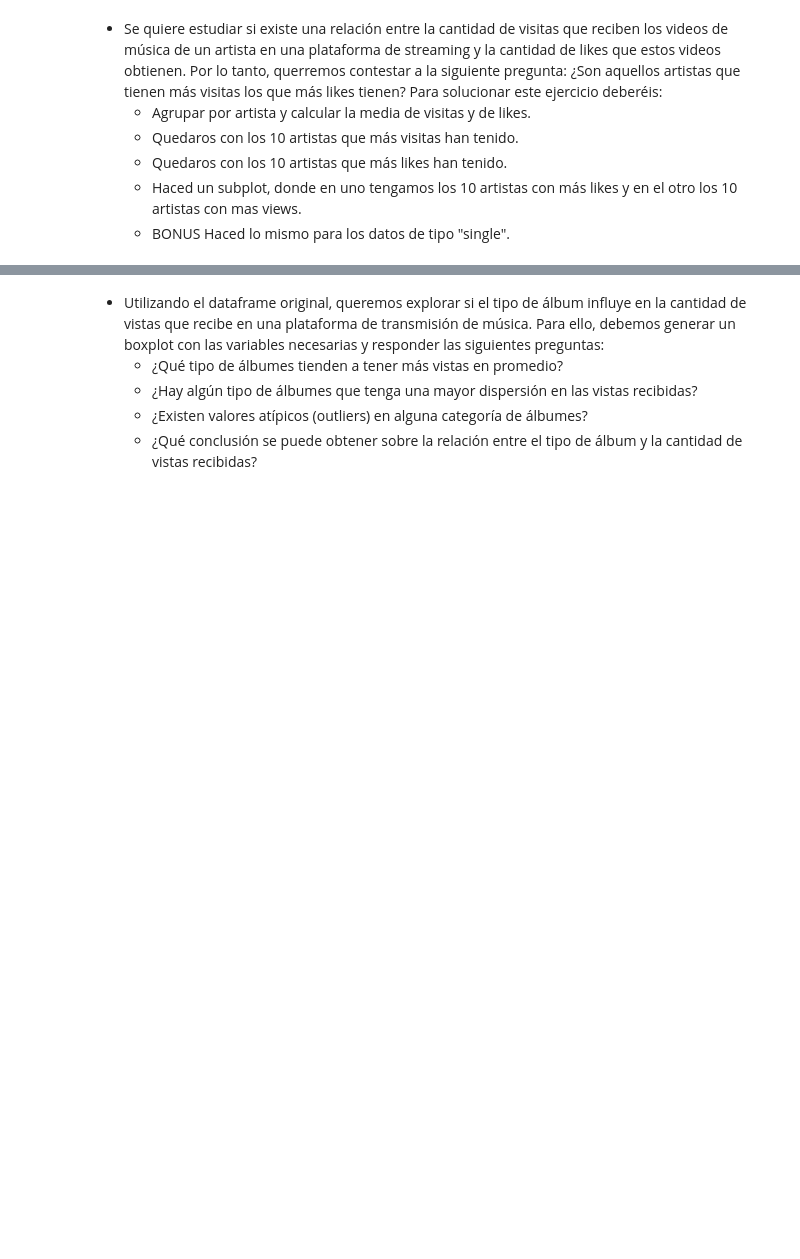
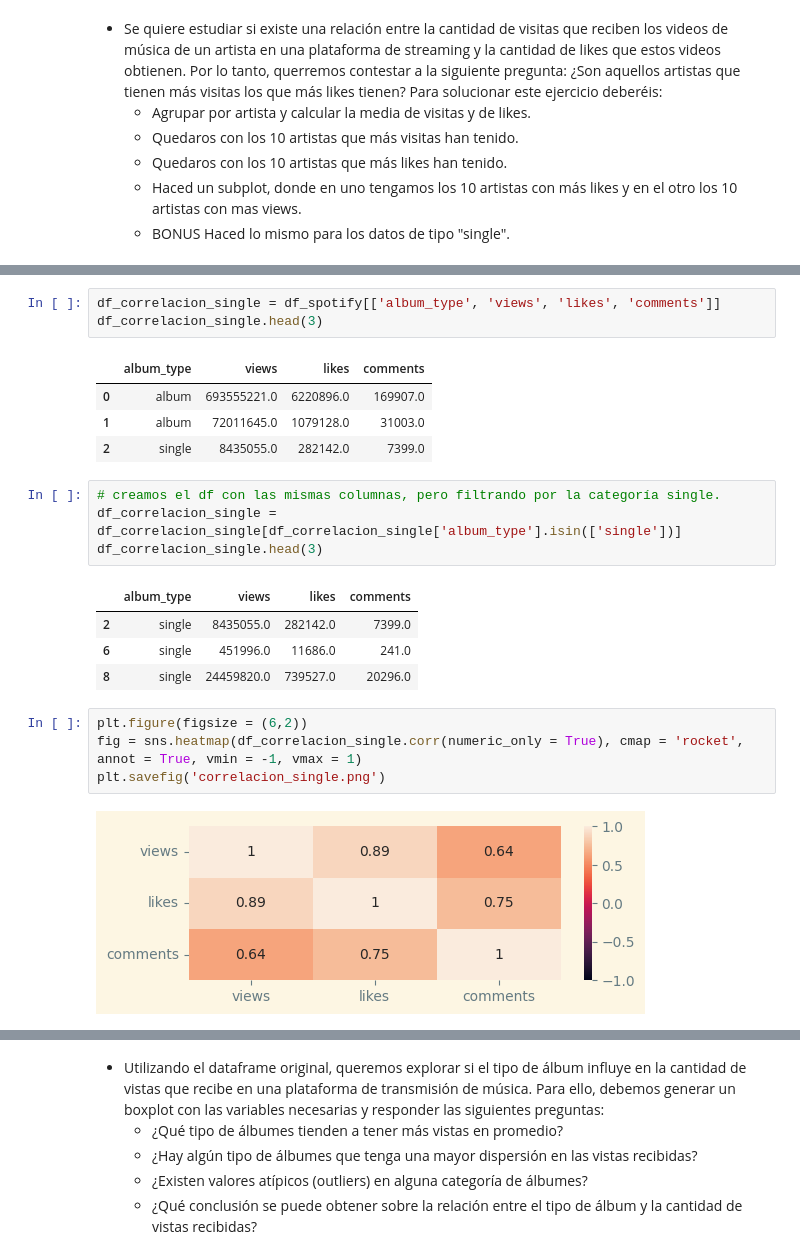
Before and after one commit to NataliaBarquin/Adalab_evaluacion_3_EDA_spotify, a Jupyter notebook: notebooks/pandas.ipynb, the cells around one changed output, grey strips where cells are left out. Cells and saved outputs as stored; diff of their text form; blank space fills up the shorter version.

```diff
--- a/notebooks/pandas.ipynb
+++ b/notebooks/pandas.ipynb
@@ -228,0 +543,23 @@ df_spotify['artist'] = df_spotify['artist'].apply(lambda simbolo: simbolo.replac
+# %%
+df_correlacion_single = df_spotify[['album_type', 'views', 'likes', 'comments']]
+df_correlacion_single.head(3)
+# %% [output]
+|  | album_type | views | likes | comments |
+| 0 | album | 693555221.0 | 6220896.0 | 169907.0 |
+| 1 | album | 72011645.0 | 1079128.0 | 31003.0 |
+| 2 | single | 8435055.0 | 282142.0 | 7399.0 |
+# %%
+# creamos el df con las mismas columnas, pero filtrando por la categoría single.
+df_correlacion_single = df_correlacion_single[df_correlacion_single['album_type'].isin(['single'])]
+df_correlacion_single.head(3)
+# %% [output]
+|  | album_type | views | likes | comments |
+| 2 | single | 8435055.0 | 282142.0 | 7399.0 |
+| 6 | single | 451996.0 | 11686.0 | 241.0 |
+| 8 | single | 24459820.0 | 739527.0 | 20296.0 |
+# %%
+plt.figure(figsize = (6,2))
+fig = sns.heatmap(df_correlacion_single.corr(numeric_only = True), cmap = 'rocket', annot = True, vmin = -1, vmax = 1)
+plt.savefig('correlacion_single.png')
+# %% [output]
+[figure, added]
```
Also changed, not shown: parts of 76 cells of this notebook, 7 other files.
